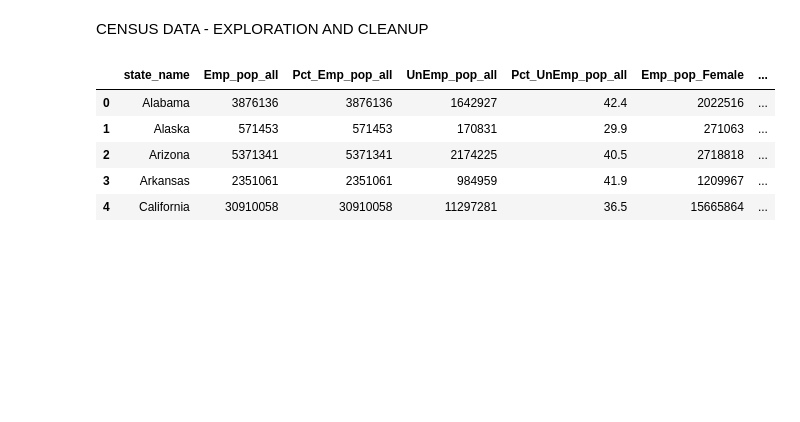
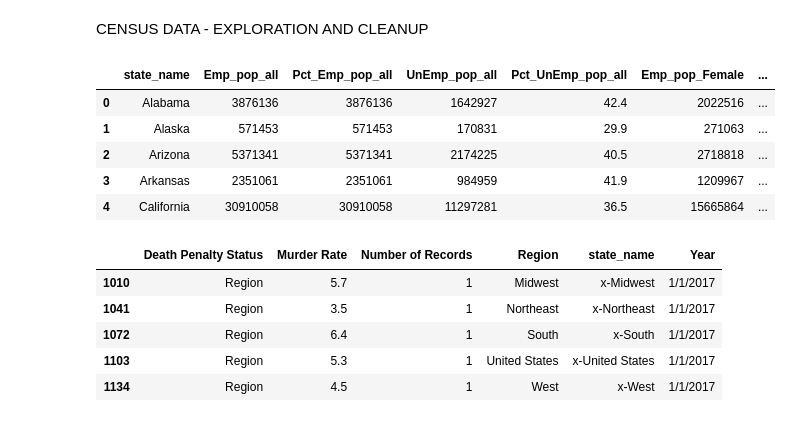
Before and after one commit to stace2775/07-Group_Project_1, a Jupyter notebook: GROUP_2_DATA_EXPLORATION_AND_CLEANUP.ipynb, the cells around one changed output. Cells and saved outputs as stored; diff of their text form; code cells hidden in the pictures; blank space fills up the shorter version.

```diff
--- a/GROUP_2_DATA_EXPLORATION_AND_CLEANUP.ipynb
+++ b/GROUP_2_DATA_EXPLORATION_AND_CLEANUP.ipynb
@@ -727,3 +744,23 @@ o_econ_df_s.head()
 | 2 | Arizona | 5371341 | 5371341 | 2174225 | 40.5 | 2718818 | ... |
 | 3 | Arkansas | 2351061 | 2351061 | 984959 | 41.9 | 1209967 | ... |
 | 4 | California | 30910058 | 30910058 | 11297281 | 36.5 | 15665864 | ... |
+# %%
+#MURDER RATES AND DEATH PENALTY BY STATE
+#I only want data for 2017
+
+#IMPORT MURDER RATE & DEATH PENALTY BY STATE (DEATH PENALTY.ORG)
+ses_mr_path = "Resources/Murder_Rates_By_State_data.csv"
+ses_mr_df = pd.read_csv(ses_mr_path, encoding="ISO-8859-1")
+ses_mr_df = ses_mr_df.rename(columns={"State": "state_name"})
+ses_mr_2017 = ses_mr_df.loc[ses_mr_df['Year']=='1/1/2017', :]
+
+ses_mr_2017.to_csv("output_data/Murder_Rates_and_Death_Penalty_by_State_2017.csv")
+
+ses_mr_2017.head()
+# %% [output]
+|  | Death Penalty Status | Murder Rate | Number of Records | Region | state_name | Year |
+| 1010 | Region | 5.7 | 1 | Midwest | x-Midwest | 1/1/2017 |
+| 1041 | Region | 3.5 | 1 | Northeast | x-Northeast | 1/1/2017 |
+| 1072 | Region | 6.4 | 1 | South | x-South | 1/1/2017 |
+| 1103 | Region | 5.3 | 1 | United States | x-United States | 1/1/2017 |
+| 1134 | Region | 4.5 | 1 | West | x-West | 1/1/2017 |
```
Also changed, not shown: parts of 3 cells of this notebook, 16 other files.
